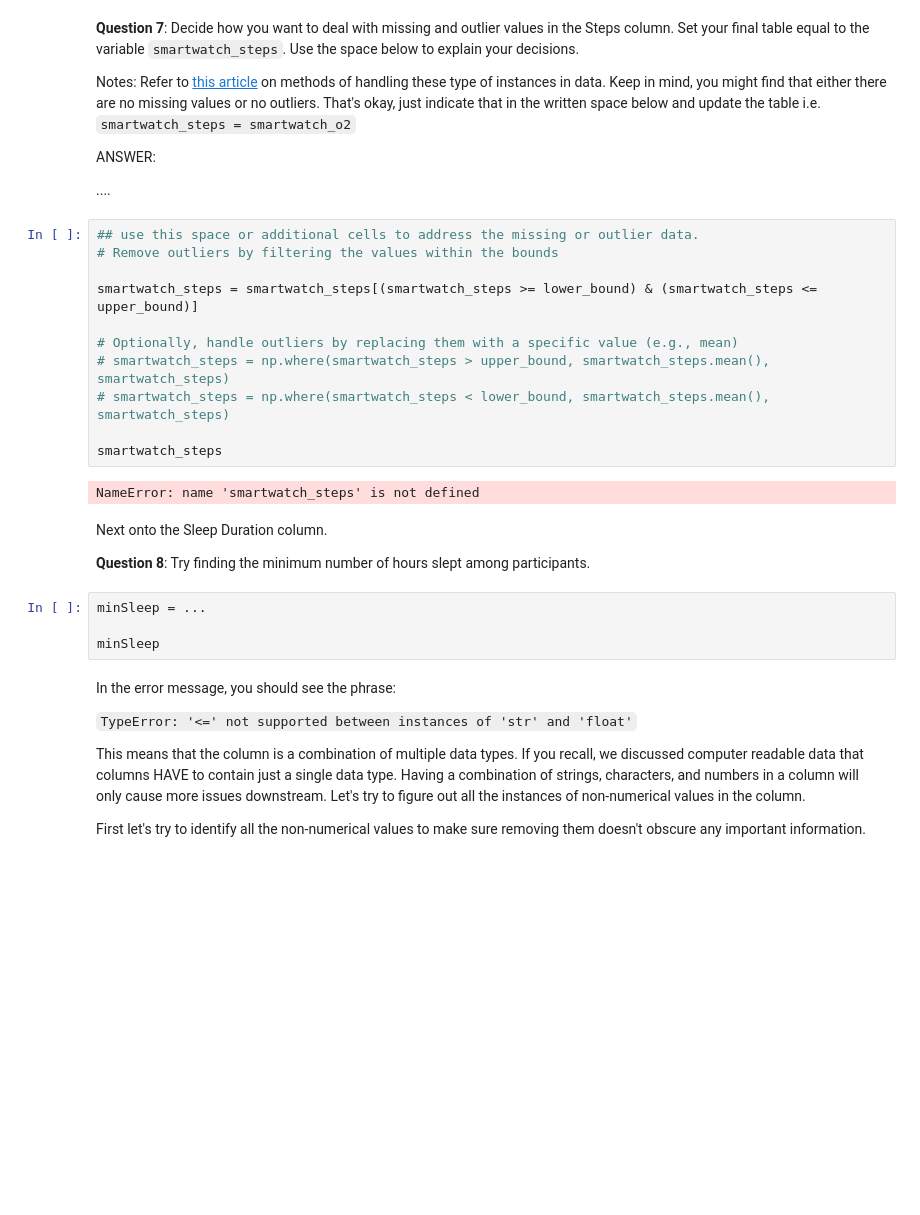
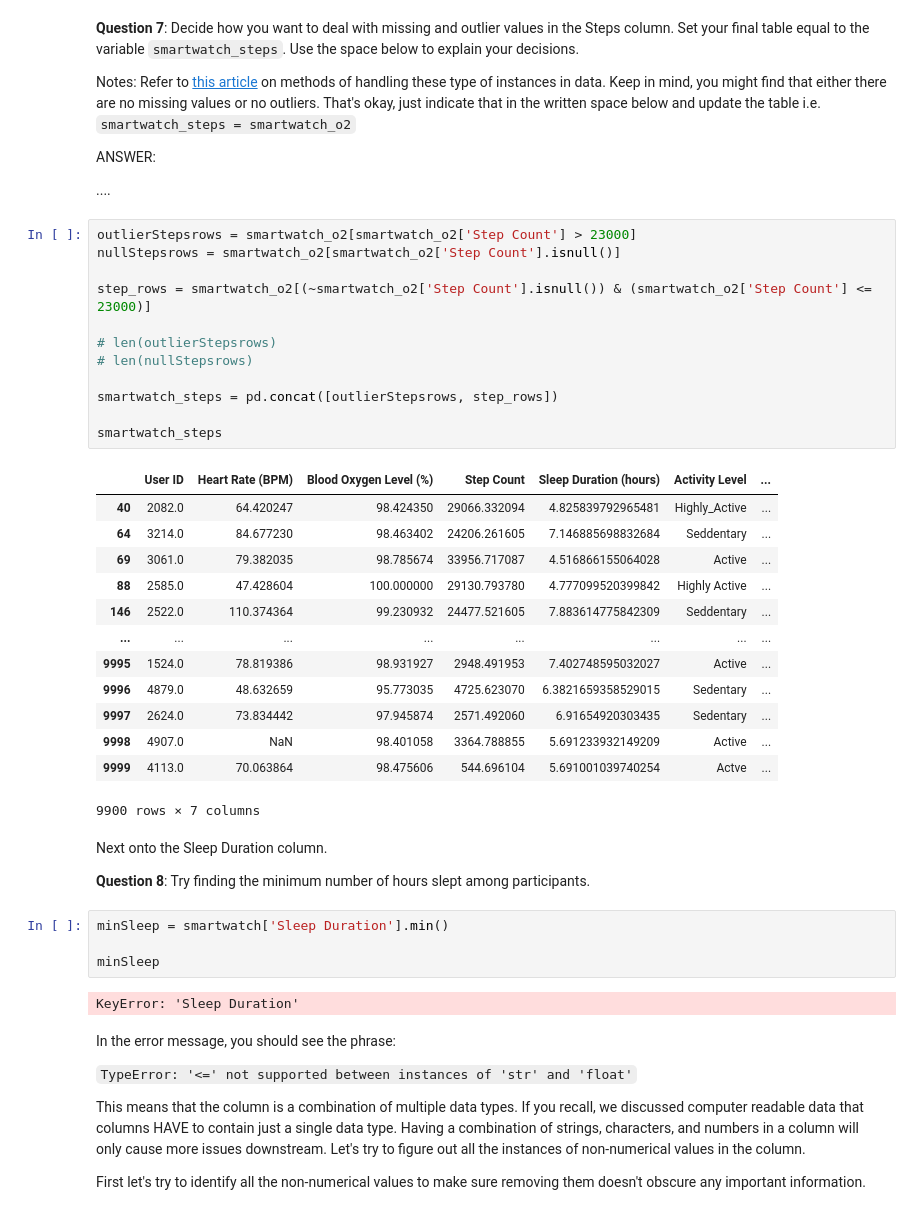
Before and after one commit to BMC-Intersectional-Data-Feminism/exercise-2-data-cleaning-and-analysis-fionayr, a Jupyter notebook: exercise2.ipynb, the cells around one changed output. Drawn from its saved outputs; the diff is of its cells as text; blank space fills up the shorter version.

```diff
--- a/exercise2.ipynb
+++ b/exercise2.ipynb
@@ -335,27 +286,42 @@ Notes: Refer to [this article](https://pmc.ncbi.nlm.nih.gov/articles/PMC5548942/
 ANSWER:
 
 ....
-# %%
-## use this space or additional cells to address the missing or outlier data.
-# Remove outliers by filtering the values within the bounds
-
-smartwatch_steps = smartwatch_steps[(smartwatch_steps >= lower_bound) & (smartwatch_steps <= upper_bound)]
-
-# Optionally, handle outliers by replacing them with a specific value (e.g., mean)
-# smartwatch_steps = np.where(smartwatch_steps > upper_bound, smartwatch_steps.mean(), smartwatch_steps)
-# smartwatch_steps = np.where(smartwatch_steps < lower_bound, smartwatch_steps.mean(), smartwatch_steps)
-
-smartwatch_steps
-# %% [output]
-NameError: name 'smartwatch_steps' is not defined
+# %%
+outlierStepsrows = smartwatch_o2[smartwatch_o2['Step Count'] > 23000]
+nullStepsrows = smartwatch_o2[smartwatch_o2['Step Count'].isnull()]
+
+step_rows = smartwatch_o2[(~smartwatch_o2['Step Count'].isnull()) & (smartwatch_o2['Step Count'] <= 23000)]
+
+# len(outlierStepsrows)
+# len(nullStepsrows)
+
+smartwatch_steps = pd.concat([outlierStepsrows, step_rows])
+
+smartwatch_steps
+# %% [output]
+|  | User ID | Heart Rate (BPM) | Blood Oxygen Level (%) | Step Count | Sleep Duration (hours) | Activity Level | ... |
+| 40 | 2082.0 | 64.420247 | 98.424350 | 29066.332094 | 4.825839792965481 | Highly_Active | ... |
+| 64 | 3214.0 | 84.677230 | 98.463402 | 24206.261605 | 7.146885698832684 | Seddentary | ... |
+| 69 | 3061.0 | 79.382035 | 98.785674 | 33956.717087 | 4.516866155064028 | Active | ... |
+| 88 | 2585.0 | 47.428604 | 100.000000 | 29130.793780 | 4.777099520399842 | Highly Active | ... |
+| 146 | 2522.0 | 110.374364 | 99.230932 | 24477.521605 | 7.883614775842309 | Seddentary | ... |
+| ... | ... | ... | ... | ... | ... | ... | ... |
+| 9995 | 1524.0 | 78.819386 | 98.931927 | 2948.491953 | 7.402748595032027 | Active | ... |
+| 9996 | 4879.0 | 48.632659 | 95.773035 | 4725.623070 | 6.3821659358529015 | Sedentary | ... |
+| 9997 | 2624.0 | 73.834442 | 97.945874 | 2571.492060 | 6.91654920303435 | Sedentary | ... |
+| 9998 | 4907.0 | NaN | 98.401058 | 3364.788855 | 5.691233932149209 | Active | ... |
+| 9999 | 4113.0 | 70.063864 | 98.475606 | 544.696104 | 5.691001039740254 | Actve | ... |
+9900 rows × 7 columns
 # %% [markdown]
 Next onto the Sleep Duration column.
 
 **Question 8**: Try finding the minimum number of hours slept among participants.
 # %%
-minSleep = ...
+minSleep = smartwatch['Sleep Duration'].min()
 
 minSleep
+# %% [output]
+KeyError: 'Sleep Duration'
 # %% [markdown]
 In the error message, you should see the phrase:
 
```
Also changed, not shown: parts of 10 cells of this notebook, 1 other file.
